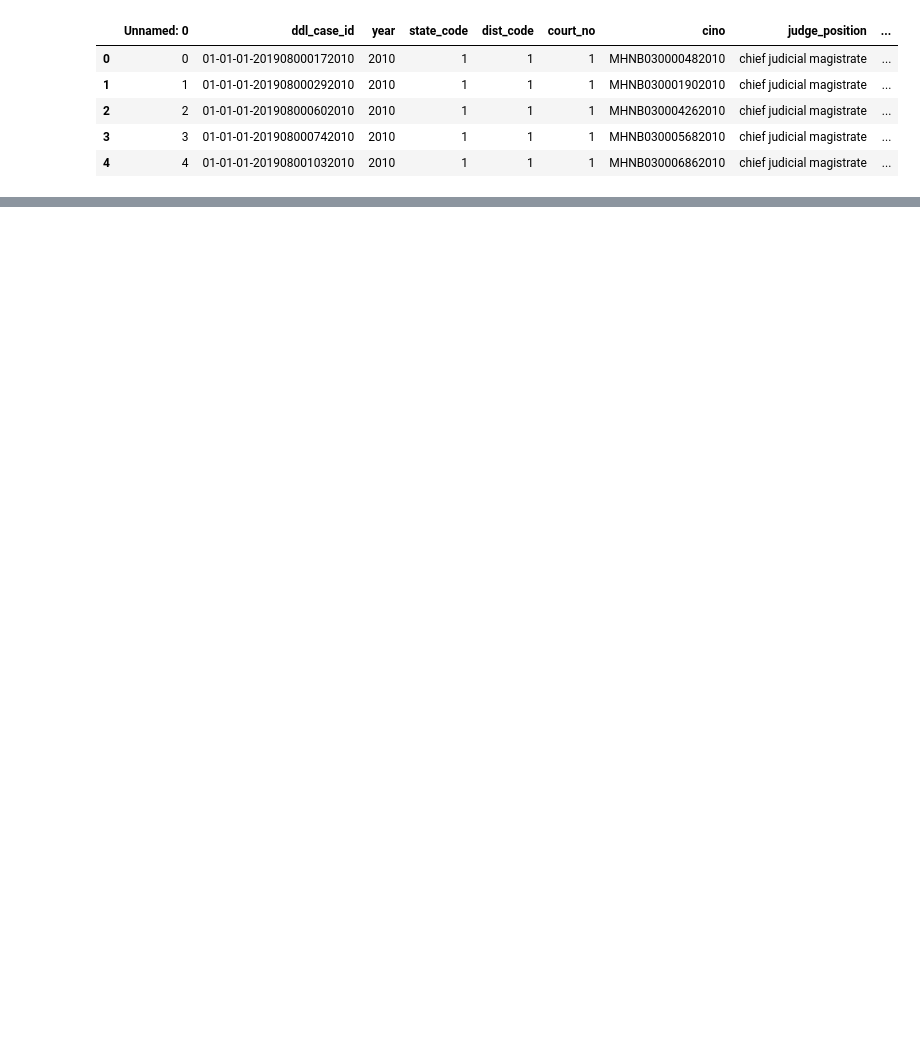
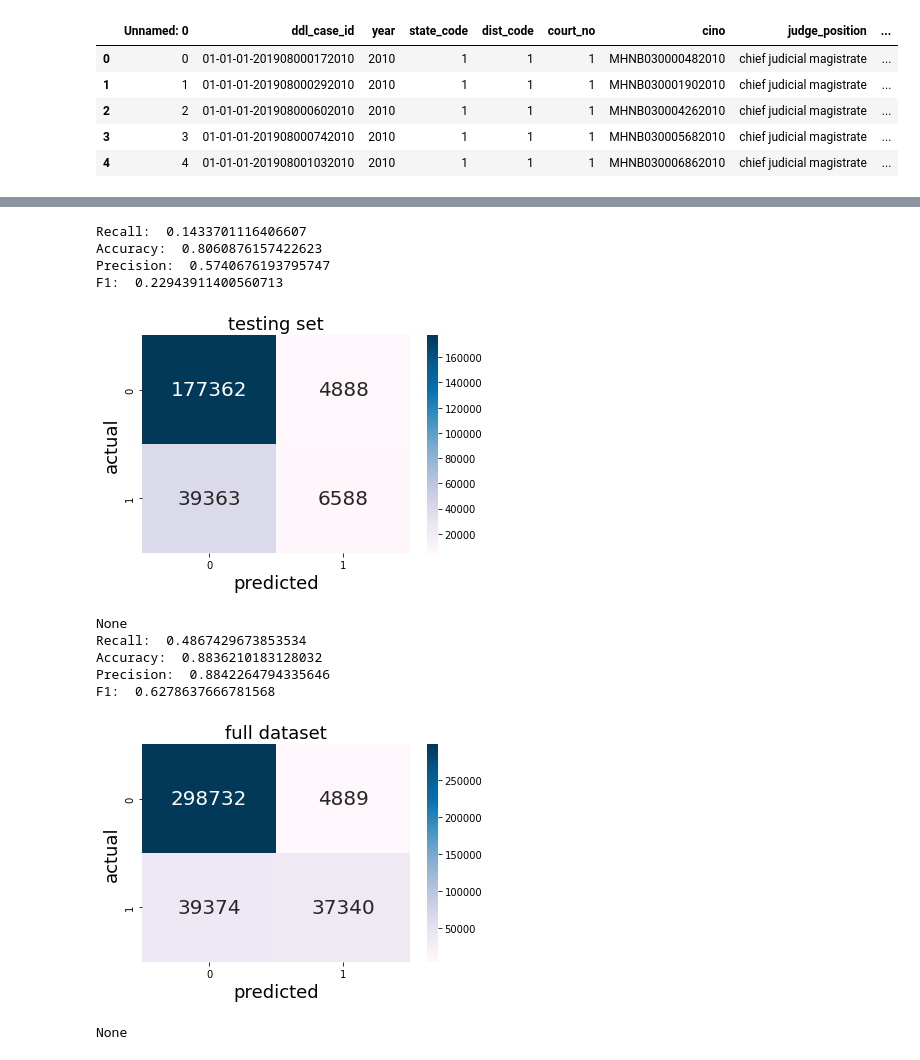
Before and after one commit to Arnav-Negi/precog, a Jupyter notebook: notebooks/classification.ipynb, the cells around one changed output, grey strips where cells are left out. Cells and saved outputs as stored; diff of their text form; code cells hidden in the pictures; blank space fills up the shorter version.

```diff
--- a/notebooks/classification.ipynb
+++ b/notebooks/classification.ipynb
@@ -126,0 +281,15 @@ df_merged.head()
+# %%
+RunModel(RandomForestClassifier(random_state=0))
+# %% [output]
+Recall:  0.1433701116406607
+Accuracy:  0.8060876157422623
+Precision:  0.5740676193795747
+F1:  0.22943911400560713
+[figure, added]
+None
+Recall:  0.4867429673853534
+Accuracy:  0.8836210183128032
+Precision:  0.8842264794335646
+F1:  0.6278637666781568
+[figure, added]
+None
```
Also changed, not shown: parts of 35 cells of this notebook, 2 other files.
